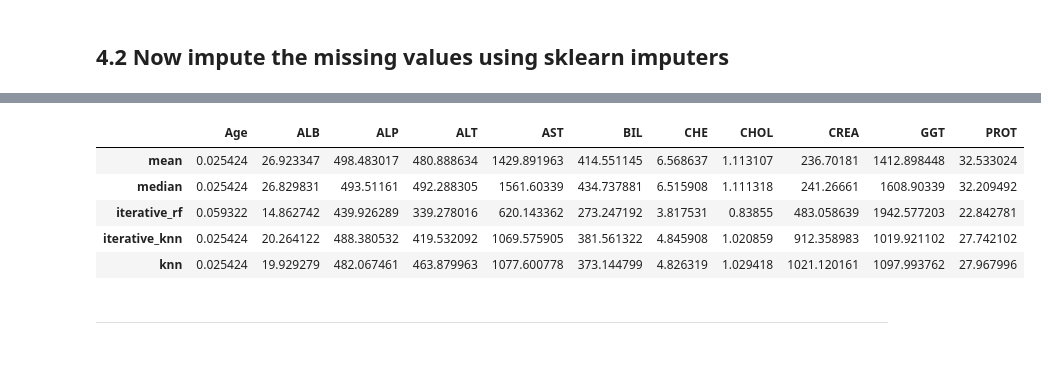
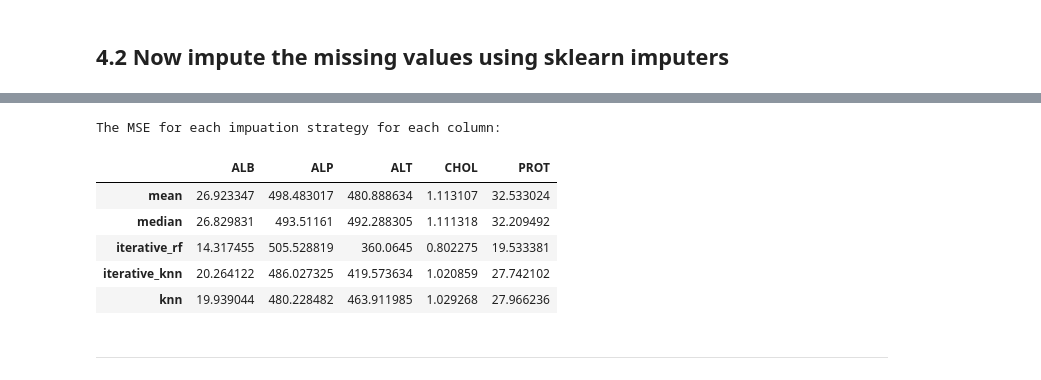
Before and after one commit to MarcoAigner/Machine-Learning-Practical, a Jupyter notebook: project_3/phase_2.ipynb, the cells around one changed output, grey strips where cells are left out. Cells and saved outputs as stored; diff of their text form; code cells hidden in the pictures.

```diff
--- a/project_3/phase_2.ipynb
+++ b/project_3/phase_2.ipynb
@@ -60,7 +62,7 @@ memory usage: 62.6+ KB
 - 5/13 columns have duplicate values
 - we can drop the duplicate index and the categorical 'sex' column
 # %%
-df.drop(columns=['Unnamed: 0', 'Sex'], inplace=True)
+df.drop(columns=['Unnamed: 0'], inplace=True)
 # %% [markdown]
 Inspecting some rows of the data:
 # %%
@@ -172,2 +191,4 @@ plt.show()
+# %%
+nan_columns = df_nas_sum[df_nas_sum != 0].index
 # %% [markdown]
 ## 4.2 Now impute the missing values using sklearn imputers
@@ -176,33 +197,37 @@ plt.show()
+# %%
+label_encoder = LabelEncoder()
+df['Sex'] = label_encoder.fit_transform(df['Sex'])
 # %%
-# Create a DataFrame without NaN values
 df_no_nan = df.dropna().copy()
 
 # Split the data into training and test sets
 train_data, test_data = train_test_split(df_no_nan, test_size=0.2, random_state=42)
 
 rf_estimator = RandomForestRegressor(n_estimators=10)
 knn_estimator = KNeighborsRegressor(n_neighbors=5)
 
 imputer_dict = {
     'mean': SimpleImputer(strategy='mean'),
     'median': SimpleImputer(strategy='median'),
     'iterative_rf': IterativeImputer(estimator=rf_estimator),
     'iterative_knn': IterativeImputer(estimator=knn_estimator),
     'knn': KNNImputer(n_neighbors=5, weights='distance')
 }
 
 # Call the function with train and test data
-accuracy_results = imputation_and_accuracy(train_data, test_data, df_no_nan.columns, imputer_dict)
+accuracy_results = imputation_and_accuracy(train_data, test_data, nan_columns, imputer_dict)
 
 # Display the accuracy results DataFrame
+print("The MSE for each impuation strategy for each column:")
 accuracy_results
 # %% [output]
+The MSE for each impuation strategy for each column:
-|  | Age | ALB | ALP | ALT | AST | BIL | CHE | CHOL | CREA | GGT | PROT |
-| mean | 0.025424 | 26.923347 | 498.483017 | 480.888634 | 1429.891963 | 414.551145 | 6.568637 | 1.113107 | 236.70181 | 1412.898448 | 32.533024 |
-| median | 0.025424 | 26.829831 | 493.51161 | 492.288305 | 1561.60339 | 434.737881 | 6.515908 | 1.111318 | 241.26661 | 1608.90339 | 32.209492 |
-| iterative_rf | 0.059322 | 14.862742 | 439.926289 | 339.278016 | 620.143362 | 273.247192 | 3.817531 | 0.83855 | 483.058639 | 1942.577203 | 22.842781 |
-| iterative_knn | 0.025424 | 20.264122 | 488.380532 | 419.532092 | 1069.575905 | 381.561322 | 4.845908 | 1.020859 | 912.358983 | 1019.921102 | 27.742102 |
-| knn | 0.025424 | 19.929279 | 482.067461 | 463.879963 | 1077.600778 | 373.144799 | 4.826319 | 1.029418 | 1021.120161 | 1097.993762 | 27.967996 |
+|  | ALB | ALP | ALT | CHOL | PROT |
+| mean | 26.923347 | 498.483017 | 480.888634 | 1.113107 | 32.533024 |
+| median | 26.829831 | 493.51161 | 492.288305 | 1.111318 | 32.209492 |
+| iterative_rf | 14.317455 | 505.528819 | 360.0645 | 0.802275 | 19.533381 |
+| iterative_knn | 20.264122 | 486.027325 | 419.573634 | 1.020859 | 27.742102 |
+| knn | 19.939044 | 480.228482 | 463.911985 | 1.029268 | 27.966236 |
 # %% [markdown]
 <hr>
 # %% [markdown]
```
Also changed, not shown: parts of 20 cells of this notebook, 1 other file.
